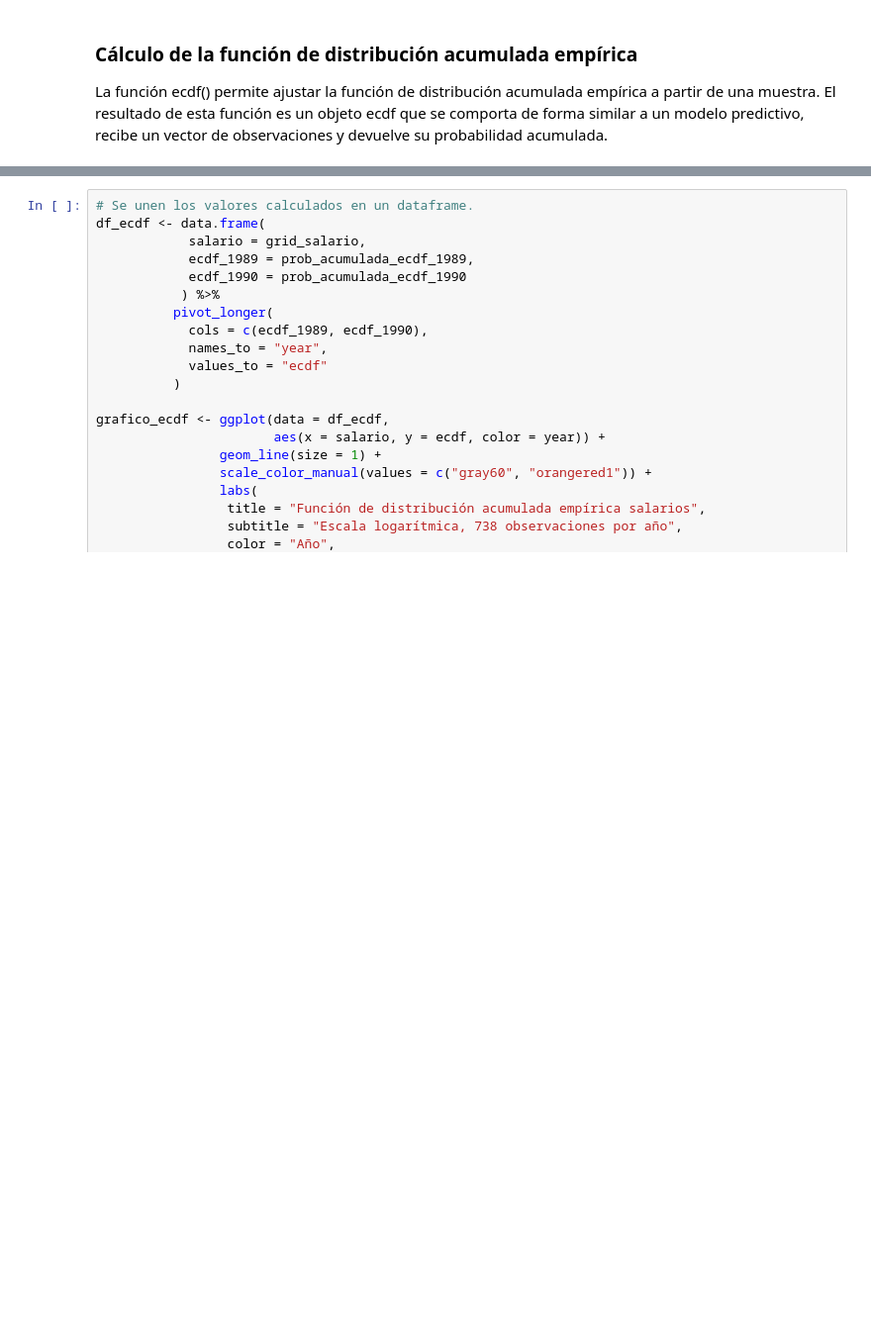
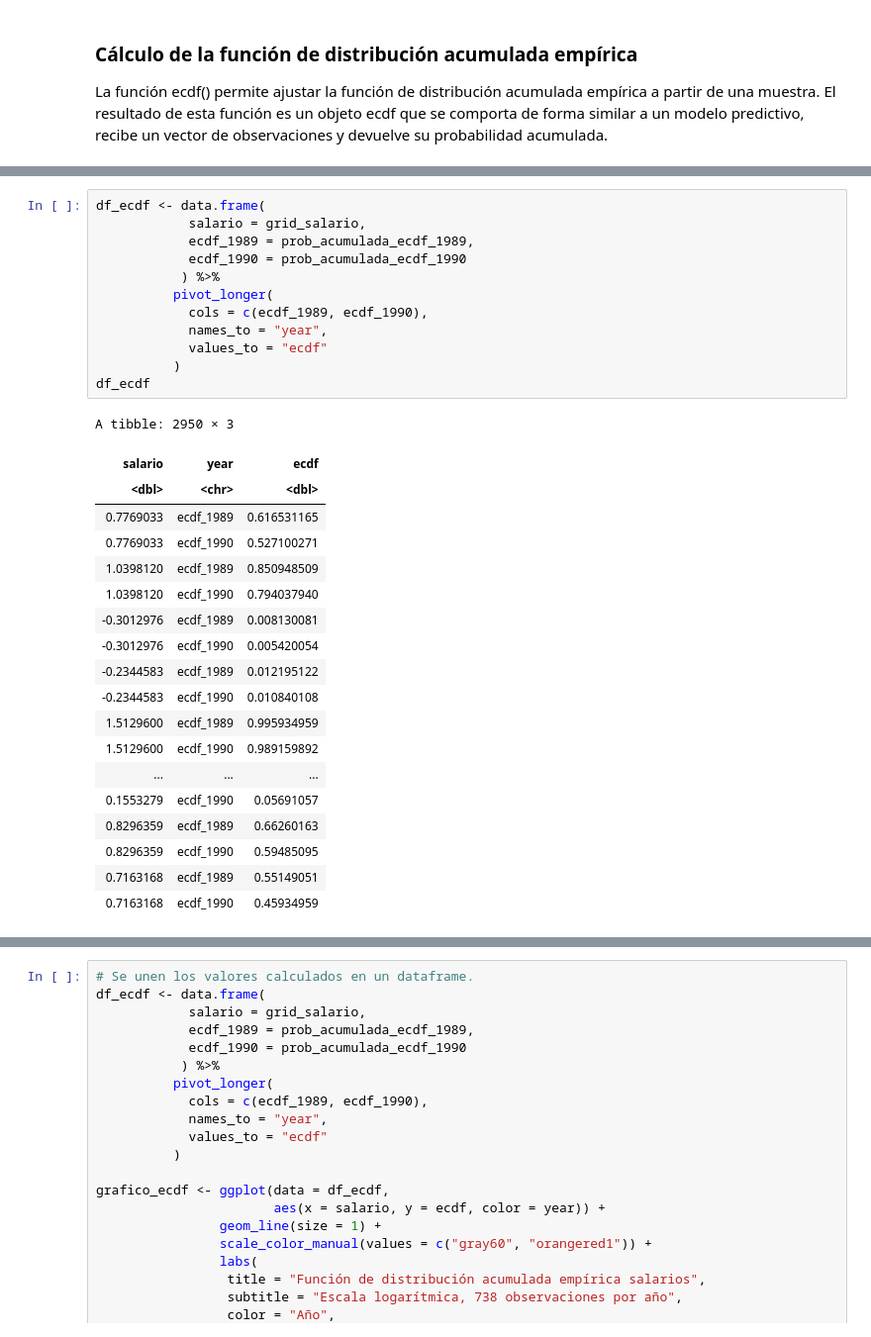
Before and after one commit to jazaineam1/nopara, a Jupyter notebook: Cuadernos/Kolmogorov_Smirnov.ipynb, the cells around one changed output, grey strips where cells are left out. Shown at 99% size. Drawn from its saved outputs; the diff is of its cells as text; blank space fills up the shorter version.

```diff
--- a/Cuadernos/Kolmogorov_Smirnov.ipynb
+++ b/Cuadernos/Kolmogorov_Smirnov.ipynb
@@ -80,0 +167,32 @@ prob_acumulada_ecdf_1990 <- ecdf_1990(v = grid_salario)
+# %%
+df_ecdf <- data.frame(
+            salario = grid_salario,
+            ecdf_1989 = prob_acumulada_ecdf_1989,
+            ecdf_1990 = prob_acumulada_ecdf_1990
+           ) %>%
+          pivot_longer(
+            cols = c(ecdf_1989, ecdf_1990),
+            names_to = "year",
+            values_to = "ecdf"
+          )
+df_ecdf
+# %% [output]
+A tibble: 2950 × 3
+| salario | year | ecdf |
+| <dbl> | <chr> | <dbl> |
+| 0.7769033 | ecdf_1989 | 0.616531165 |
+| 0.7769033 | ecdf_1990 | 0.527100271 |
+| 1.0398120 | ecdf_1989 | 0.850948509 |
+| 1.0398120 | ecdf_1990 | 0.794037940 |
+| -0.3012976 | ecdf_1989 | 0.008130081 |
+| -0.3012976 | ecdf_1990 | 0.005420054 |
+| -0.2344583 | ecdf_1989 | 0.012195122 |
+| -0.2344583 | ecdf_1990 | 0.010840108 |
+| 1.5129600 | ecdf_1989 | 0.995934959 |
+| 1.5129600 | ecdf_1990 | 0.989159892 |
+| ... | ... | ... |
+| 0.1553279 | ecdf_1990 | 0.05691057 |
+| 0.8296359 | ecdf_1989 | 0.66260163 |
+| 0.8296359 | ecdf_1990 | 0.59485095 |
+| 0.7163168 | ecdf_1989 | 0.55149051 |
+| 0.7163168 | ecdf_1990 | 0.45934959 |
```
Also changed, not shown: parts of 12 cells of this notebook.
